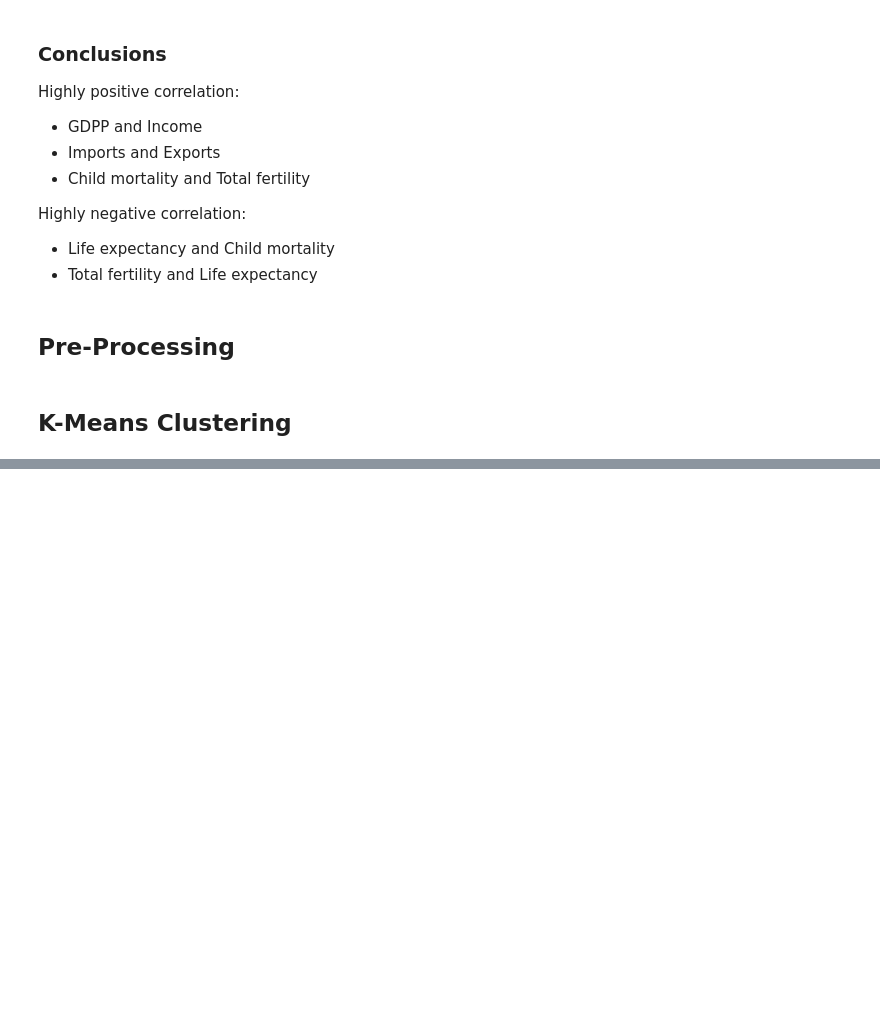
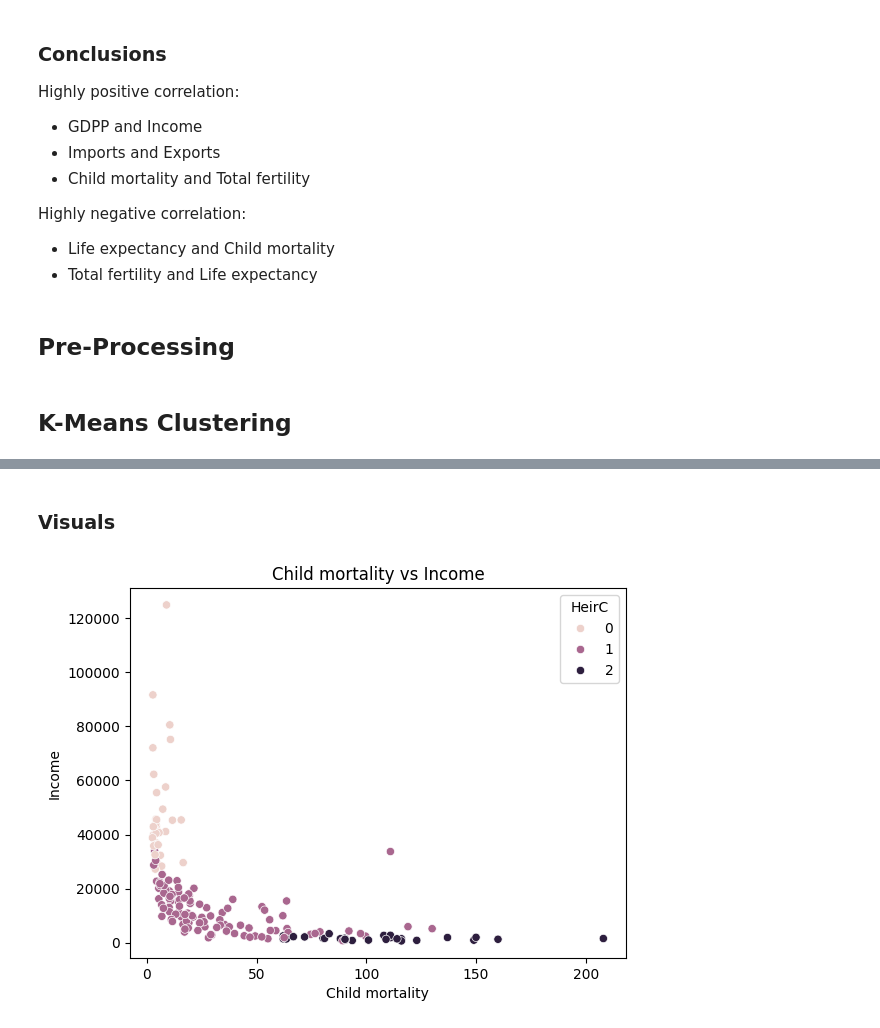
Before and after one commit to kieranthakkar/countryDataUnsupervised, a Jupyter notebook: working.ipynb, the cells around one changed output, grey strips where cells are left out. Cells and saved outputs as stored; diff of their text form; code cells hidden in the pictures; blank space fills up the shorter version.

```diff
--- a/working.ipynb
+++ b/working.ipynb
@@ -130,0 +208,3 @@ X = scaler.fit_transform(df)
+# %%
+heir = AgglomerativeClustering(n_clusters=3, metric='euclidean', linkage='ward')
+heir.fit(X)
@@ -130,0 +215,9 @@ X = scaler.fit_transform(df)
+# %%
+# clusters
+heir.fit_predict(X)
+labels = heir.labels_
+
+# add to new DataFrame
+new_df = pd.DataFrame(df)
+new_df['HeirC'] = labels
+new_df.head()
@@ -130,0 +231,12 @@ X = scaler.fit_transform(df)
+# %% [markdown]
+### Visuals
+# %%
+# child mortality vs Income
+sns.scatterplot(x='child_mort', y='income', hue='HeirC', data=new_df)
+
+plt.title("Child mortality vs Income")
+plt.xlabel("Child mortality")
+plt.ylabel("Income")
+plt.show()
+# %% [output]
+[figure, added]
```
Also changed, not shown: parts of 26 cells of this notebook.
